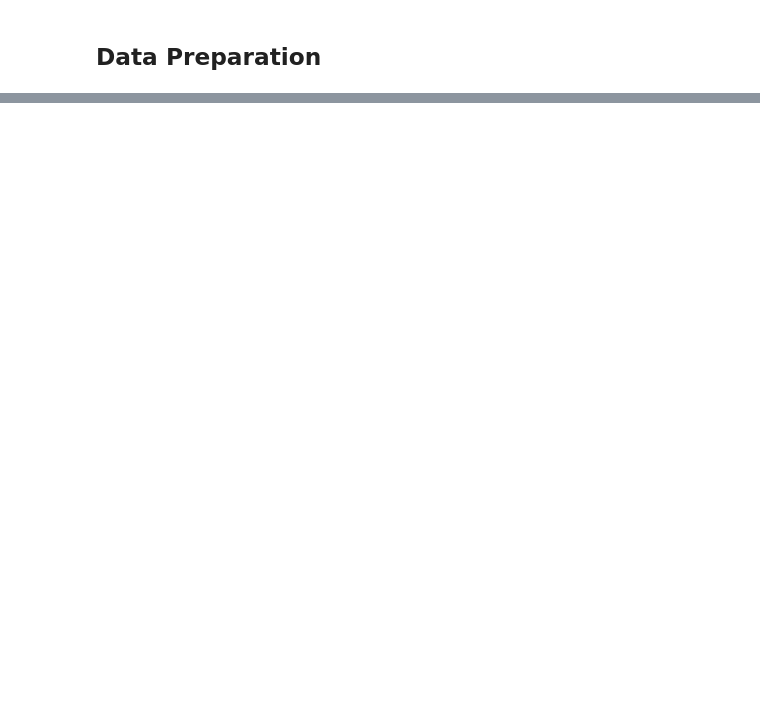
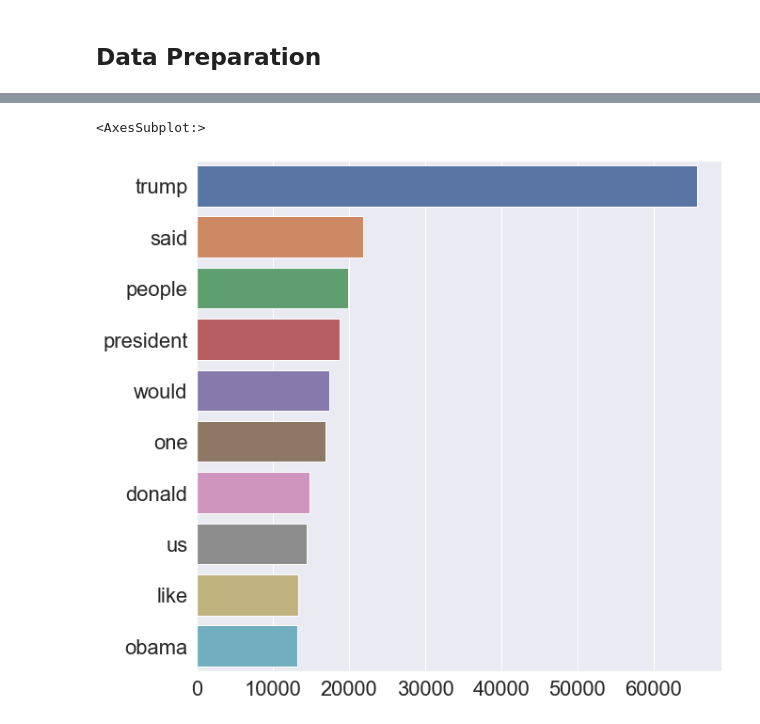
Before and after one commit to DataStroke99/iecoe-sg-technical-interview, a Jupyter notebook: submit/AdityaBhadkamkar_code_test.ipynb, the cells around one changed output, grey strips where cells are left out. Saved outputs shown, nothing was run; the diff lists cells and outputs as text; code cells hidden in the pictures; blank space fills up the shorter version.

```diff
--- a/submit/AdityaBhadkamkar_code_test.ipynb
+++ b/submit/AdityaBhadkamkar_code_test.ipynb
@@ -454,0 +462,35 @@ dic_vocabulary = vectorizer.vocabulary_
+# %%
+stopwords = nltk.corpus.stopwords.words('english')
+
+
+df['text_pre'] = df['text']
+# Make Lowercase
+df['text_pre'] = df['text_pre'].apply(lambda x : x.lower())
+df['text_pre'] = df['text_pre'].apply(lambda x : x.split(" "))
+
+# Remove Stop words
+df['text_pre'] = df['text_pre'].apply(lambda x : [item for item in x if item not in stopwords])
+df['text_pre'] = df['text_pre'].apply(lambda x : " ".join(x))
+
+
+
+# Remove non-alphameric charsacters( puncutations, URLs)
+df['text_pre'] = df['text_pre'].str.replace('https?:\/\/.*[\r\n]*', '')
+df['text_pre'] = df['text_pre'].str.normalize('NFKD').str.encode('ascii', errors='ignore').str.decode('utf-8')
+df['text_pre'] = df['text_pre'].str.replace('\d+', '')
+df['text_pre'] = df['text_pre'].str.replace('[^\w\s]', '')
+
+df.head()
+
+del df['text']
+# %%
+true = df[df['y']==0]
+fake = df[df['y']==1]
+# %%
+def vectorize(corpus, n, g):
+    vec = CountVectorizer(ngram_range=(g, g)).fit(corpus)
+    bag_of_words = vec.transform(corpus)
+    sum_words = bag_of_words.sum(axis=0)
+    words_freq = [(word, sum_words[0, idx]) for word, idx in vec.vocabulary_.items()]
+    words_freq =sorted(words_freq, key = lambda x: x[1], reverse=True)
+    return words_freq[:n]
@@ -454,0 +503,8 @@ dic_vocabulary = vectorizer.vocabulary_
+# %%
+plt.figure(figsize = (10,10))
+most_common_uni = vectorize(fake['text_pre'],10,1)
+most_common_uni = dict(most_common_uni)
+sns.barplot(x=list(most_common_uni.values()),y=list(most_common_uni.keys()))
+# %% [output]
+<AxesSubplot:>
+[figure, added]
```
Also changed, not shown: parts of 59 cells of this notebook.
